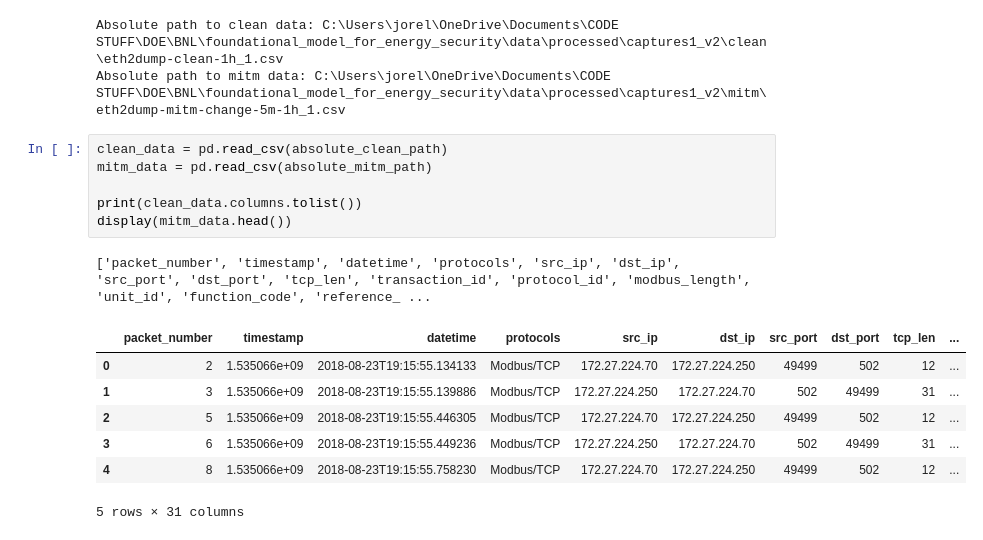
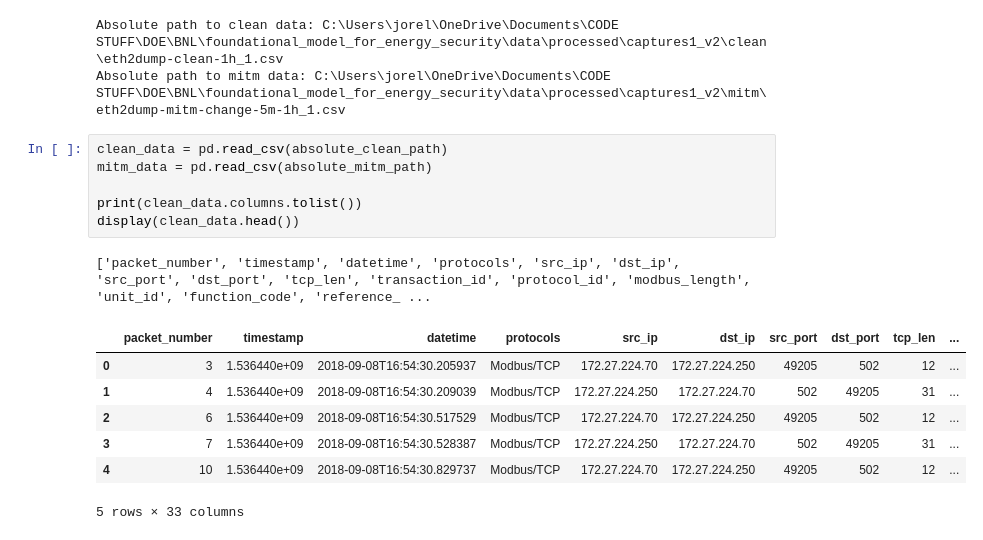
Before and after one commit to living-proof/Foundational-Model-for-Energy-Security, a Jupyter notebook: notebooks/02_analysis/data_analysis.ipynb, the cells around one changed output. Drawn from its saved outputs; the diff is of its cells as text.

```diff
--- a/notebooks/02_analysis/data_analysis.ipynb
+++ b/notebooks/02_analysis/data_analysis.ipynb
@@ -21,15 +22,15 @@ Absolute path to mitm data: C:\Users\jorel\OneDrive\Documents\CODE STUFF\DOE\BNL
 # %%
 clean_data = pd.read_csv(absolute_clean_path)
 mitm_data = pd.read_csv(absolute_mitm_path)
 
 print(clean_data.columns.tolist())
-display(mitm_data.head())
+display(clean_data.head())
 # %% [output]
 ['packet_number', 'timestamp', 'datetime', 'protocols', 'src_ip', 'dst_ip', 'src_port', 'dst_port', 'tcp_len', 'transaction_id', 'protocol_id', 'modbus_length', 'unit_id', 'function_code', 'reference_ ...
 |  | packet_number | timestamp | datetime | protocols | src_ip | dst_ip | src_port | dst_port | tcp_len | ... |
-| 0 | 2 | 1.535066e+09 | 2018-08-23T19:15:55.134133 | Modbus/TCP | 172.27.224.70 | 172.27.224.250 | 49499 | 502 | 12 | ... |
-| 1 | 3 | 1.535066e+09 | 2018-08-23T19:15:55.139886 | Modbus/TCP | 172.27.224.250 | 172.27.224.70 | 502 | 49499 | 31 | ... |
-| 2 | 5 | 1.535066e+09 | 2018-08-23T19:15:55.446305 | Modbus/TCP | 172.27.224.70 | 172.27.224.250 | 49499 | 502 | 12 | ... |
-| 3 | 6 | 1.535066e+09 | 2018-08-23T19:15:55.449236 | Modbus/TCP | 172.27.224.250 | 172.27.224.70 | 502 | 49499 | 31 | ... |
-| 4 | 8 | 1.535066e+09 | 2018-08-23T19:15:55.758230 | Modbus/TCP | 172.27.224.70 | 172.27.224.250 | 49499 | 502 | 12 | ... |
+| 0 | 3 | 1.536440e+09 | 2018-09-08T16:54:30.205937 | Modbus/TCP | 172.27.224.70 | 172.27.224.250 | 49205 | 502 | 12 | ... |
+| 1 | 4 | 1.536440e+09 | 2018-09-08T16:54:30.209039 | Modbus/TCP | 172.27.224.250 | 172.27.224.70 | 502 | 49205 | 31 | ... |
+| 2 | 6 | 1.536440e+09 | 2018-09-08T16:54:30.517529 | Modbus/TCP | 172.27.224.70 | 172.27.224.250 | 49205 | 502 | 12 | ... |
+| 3 | 7 | 1.536440e+09 | 2018-09-08T16:54:30.528387 | Modbus/TCP | 172.27.224.250 | 172.27.224.70 | 502 | 49205 | 31 | ... |
+| 4 | 10 | 1.536440e+09 | 2018-09-08T16:54:30.829737 | Modbus/TCP | 172.27.224.70 | 172.27.224.250 | 49205 | 502 | 12 | ... |
-5 rows × 31 columns
+5 rows × 33 columns
```
Also changed, not shown: parts of 3 cells of this notebook, 3 other files.
